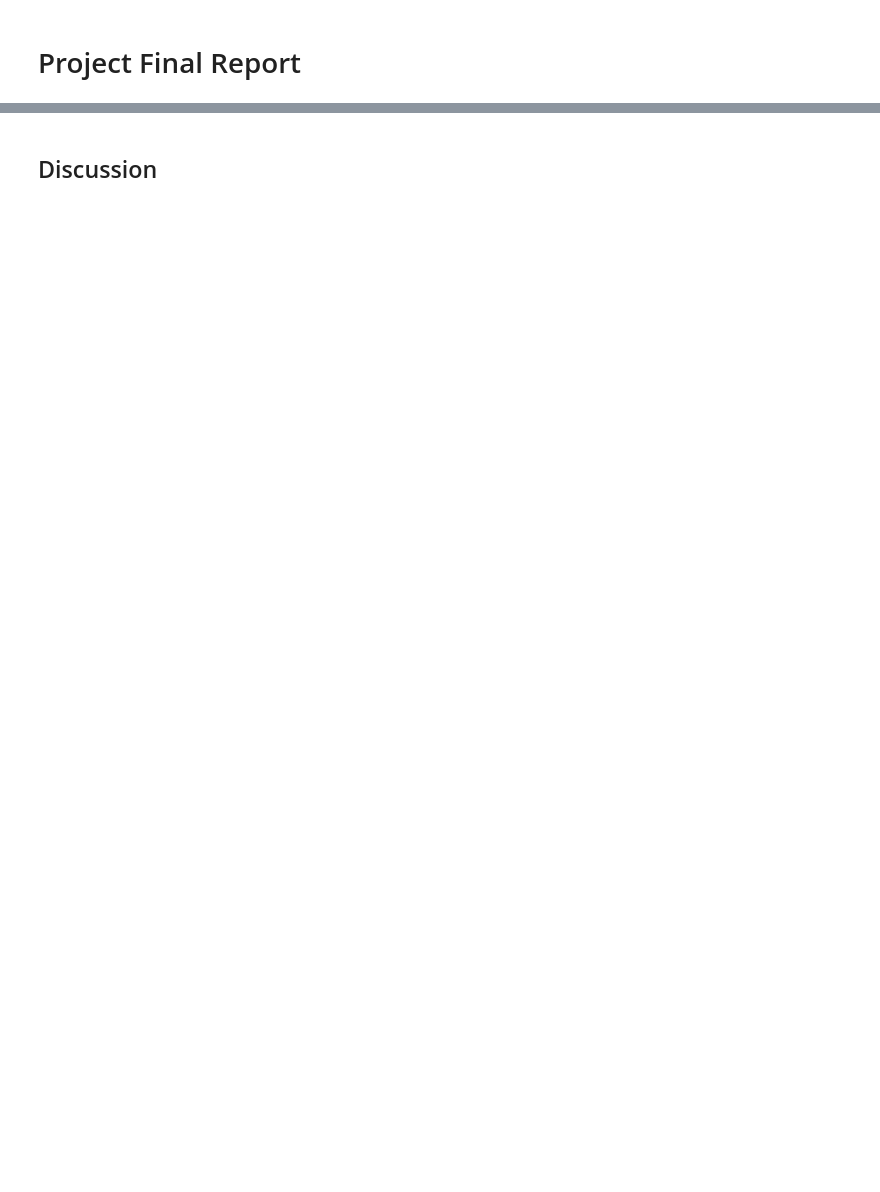
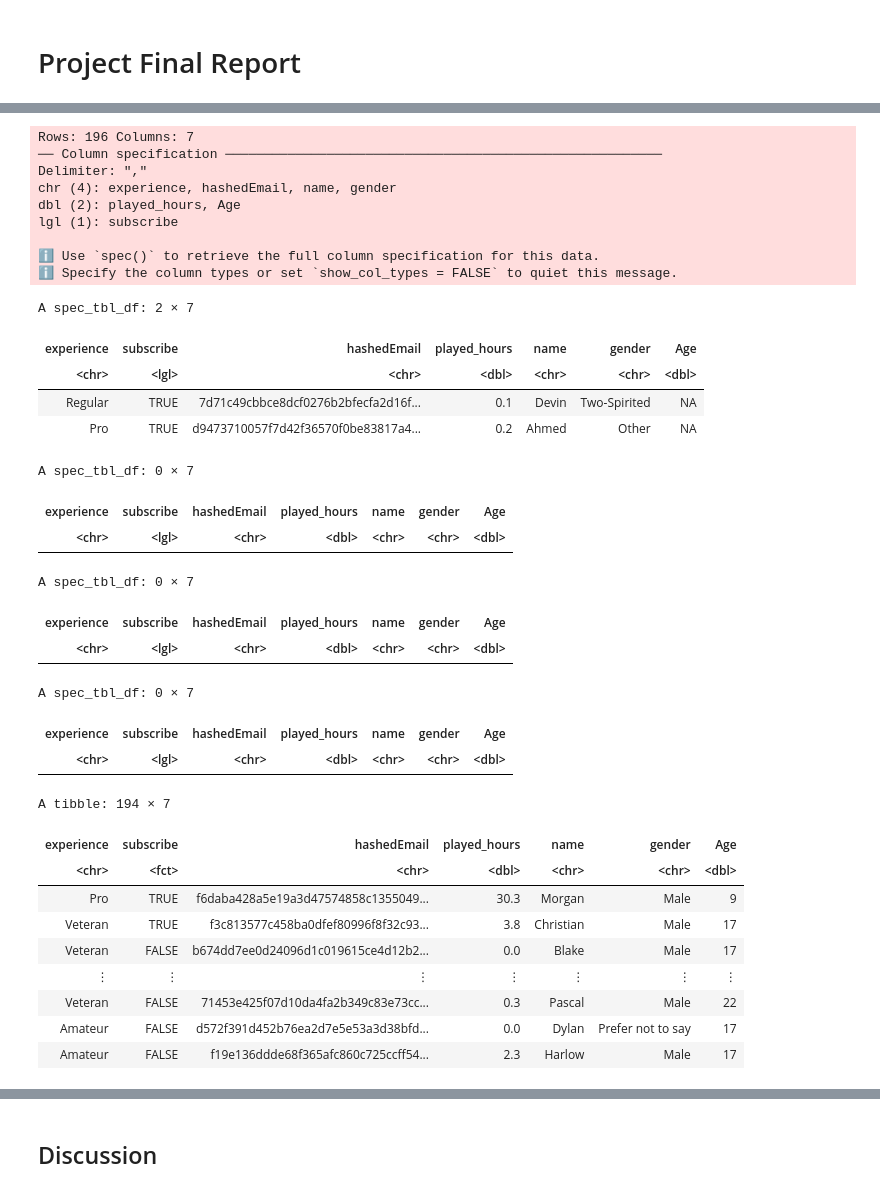
Before and after one commit to ckwok07/DSCI-100-Project-Final-Report, a Jupyter notebook: Project_Final_Report.ipynb, the cells around one changed output, grey strips where cells are left out. Drawn from its saved outputs; the diff is of its cells as text; code cells hidden in the pictures; blank space fills up the shorter version.

```diff
--- a/Project_Final_Report.ipynb
+++ b/Project_Final_Report.ipynb
@@ -116,0 +78,70 @@ A spec_tbl_df: 0 × 9
+# %%
+# Reading and viewing the players.csv data
+url <- "https://raw.githubusercontent.com/ckwok07/DSCI-100-Project-Final-Report/refs/heads/main/data/players.csv"
+players <- read_csv(url)
+# Checking for NA values in Age
+players_age_na <- players |>
+    filter(is.na(Age))
+players_age_na
+
+# Checking for NA values in played_hours
+players_played_na <- players |>
+    filter(is.na(played_hours))
+players_played_na
+
+# Checking for NA values in experience
+players_experience_na <- players |>
+    filter(is.na(experience))
+players_experience_na
+
+# Checking for NA values in subscribe
+players_subscribe_na <- players |>
+    filter(is.na(subscribe))
+players_subscribe_na
+
+# Thus only the Age column has NA values. In addition to that, because the amount of NA values in Age is relatively small,
+# we can remove them from the dataset instead of imputing the individuals' age as dropping these two players will not impact
+# the dataset very much.
+
+# Removing the NA values of age from the dataframe
+players <- players |>
+    filter(!is.na(Age))
+
+#In addition to that, we must turn the subscribe column into a factor data type as it has 2 categories that we are going to predict
+players <- players |>
+    mutate(subscribe = as.factor(subscribe))
+players
+# %% [output]
+Rows: 196 Columns: 7
+── Column specification ────────────────────────────────────────────────────────
+Delimiter: ","
+chr (4): experience, hashedEmail, name, gender
+dbl (2): played_hours, Age
+lgl (1): subscribe
+
+ℹ Use `spec()` to retrieve the full column specification for this data.
+ℹ Specify the column types or set `show_col_types = FALSE` to quiet this message.
+A spec_tbl_df: 2 × 7
+| experience | subscribe | hashedEmail | played_hours | name | gender | Age |
+| <chr> | <lgl> | <chr> | <dbl> | <chr> | <chr> | <dbl> |
+| Regular | TRUE | 7d71c49cbbce8dcf0276b2bfecfa2d16f... | 0.1 | Devin | Two-Spirited | NA |
+| Pro | TRUE | d9473710057f7d42f36570f0be83817a4... | 0.2 | Ahmed | Other | NA |
+A spec_tbl_df: 0 × 7
+| experience | subscribe | hashedEmail | played_hours | name | gender | Age |
+| <chr> | <lgl> | <chr> | <dbl> | <chr> | <chr> | <dbl> |
+A spec_tbl_df: 0 × 7
+| experience | subscribe | hashedEmail | played_hours | name | gender | Age |
+| <chr> | <lgl> | <chr> | <dbl> | <chr> | <chr> | <dbl> |
+A spec_tbl_df: 0 × 7
+| experience | subscribe | hashedEmail | played_hours | name | gender | Age |
+| <chr> | <lgl> | <chr> | <dbl> | <chr> | <chr> | <dbl> |
+A tibble: 194 × 7
+| experience | subscribe | hashedEmail | played_hours | name | gender | Age |
+| <chr> | <fct> | <chr> | <dbl> | <chr> | <chr> | <dbl> |
+| Pro | TRUE | f6daba428a5e19a3d47574858c1355049... | 30.3 | Morgan | Male | 9 |
+| Veteran | TRUE | f3c813577c458ba0dfef80996f8f32c93... | 3.8 | Christian | Male | 17 |
+| Veteran | FALSE | b674dd7ee0d24096d1c019615ce4d12b2... | 0.0 | Blake | Male | 17 |
+| ⋮ | ⋮ | ⋮ | ⋮ | ⋮ | ⋮ | ⋮ |
+| Veteran | FALSE | 71453e425f07d10da4fa2b349c83e73cc... | 0.3 | Pascal | Male | 22 |
+| Amateur | FALSE | d572f391d452b76ea2d7e5e53a3d38bfd... | 0.0 | Dylan | Prefer not to say | 17 |
+| Amateur | FALSE | f19e136ddde68f365afc860c725ccff54... | 2.3 | Harlow | Male | 17 |
```
Also changed, not shown: parts of 19 cells of this notebook.
